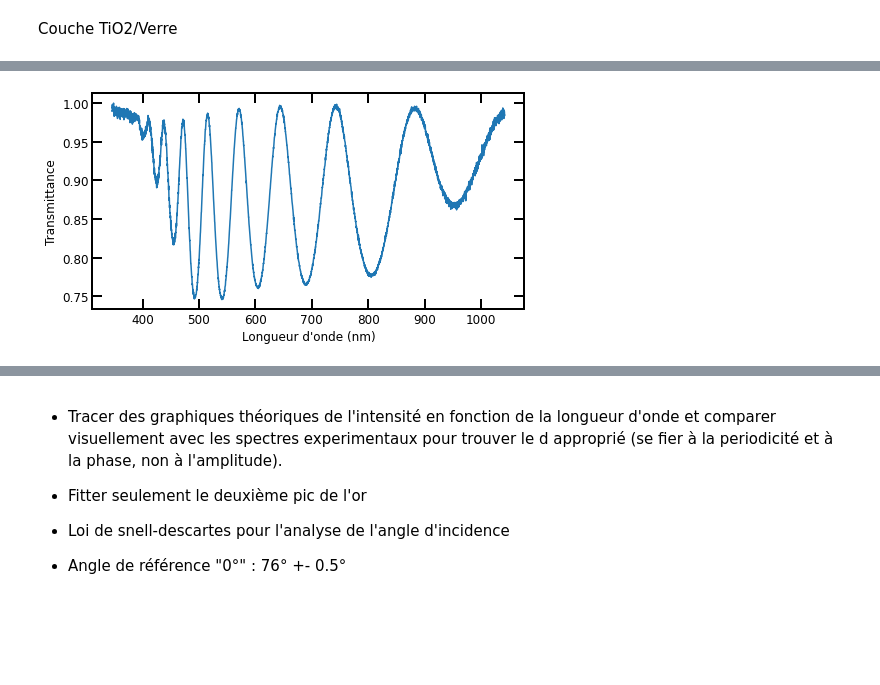
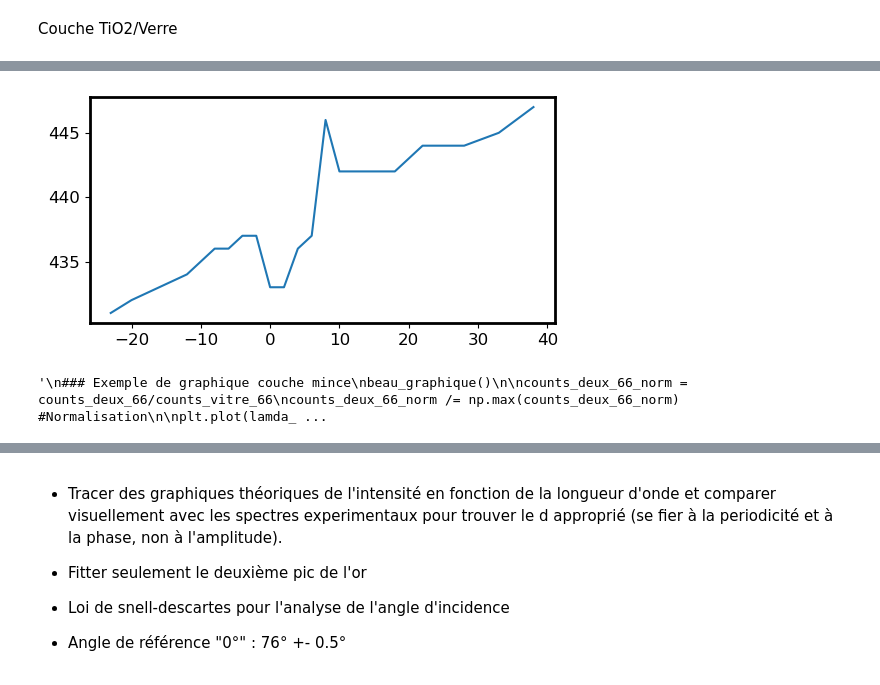
Before and after one commit to pierrotlamontagne/Github-labo-3, a Jupyter notebook: ABS/Analyse.ipynb, the cells around one changed output, grey strips where cells are left out. Cells and saved outputs as stored; diff of their text form; code cells hidden in the pictures; blank space fills up the shorter version.

```diff
--- a/ABS/Analyse.ipynb
+++ b/ABS/Analyse.ipynb
@@ -381,16 +387,24 @@ Expérimental:
 # %%
+angle=[-23,-20,-16,-12,-10,-8,-6,-4,-2,0,2,4,6,8,10,12,14,16,18,20,22,24,28,33,38]
+d=[431,432,433,434,435,436,436,437,437,433,433,436,437,446,442,442,442,442,442,443,444,444,444,445,447]
+plt.figure(11,figsize=(6,3),dpi=100)
+plt.plot(angle,d)
+plt.show()
+"""
 ### Exemple de graphique couche mince
 beau_graphique()
 
 counts_deux_66_norm = counts_deux_66/counts_vitre_66
 counts_deux_66_norm /= np.max(counts_deux_66_norm) #Normalisation
 
 plt.plot(lamda_,counts_deux_66_norm)
 plt.xlabel("Longueur d'onde (nm)")
 plt.ylabel("Transmittance")
 plt.show()
+"""
 # %% [output]
-[figure, old version]
+[figure, new version]
+'\n### Exemple de graphique couche mince\nbeau_graphique()\n\ncounts_deux_66_norm = counts_deux_66/counts_vitre_66\ncounts_deux_66_norm /= np.max(counts_deux_66_norm) #Normalisation\n\nplt.plot(lamda_ ...
 # %%
 print(lamda.shape)
 print(lamda)
```
Also changed, not shown: parts of 8 cells of this notebook.
